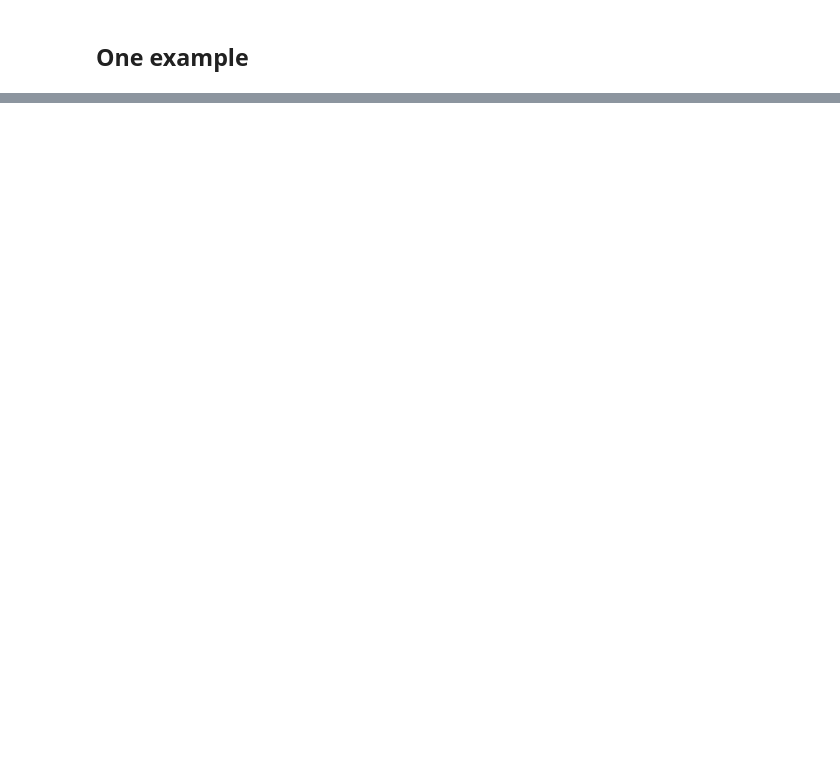
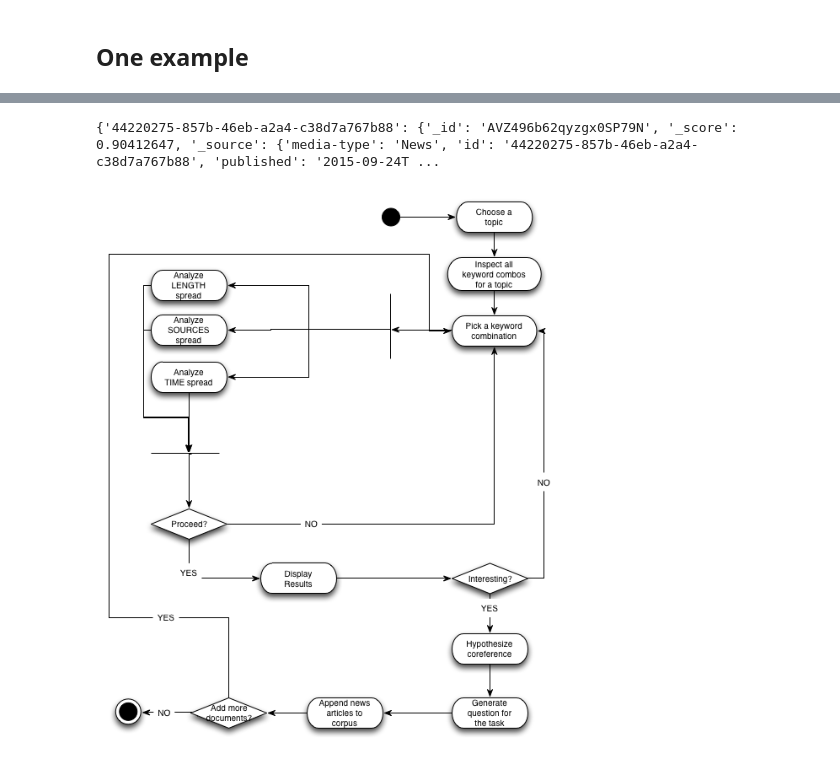
Before and after one commit to cltl/NewsAcquisition, a Jupyter notebook: TopicStats.ipynb, the cells around one changed output, grey strips where cells are left out. Drawn from its saved outputs; the diff is of its cells as text; code cells hidden in the pictures; blank space fills up the shorter version.

Commit message:
updated the python notebook analysis to display image etc.

```diff
--- a/TopicStats.ipynb
+++ b/TopicStats.ipynb
@@ -125,0 +123,9 @@ for value in all_results.values():
+# %%
+print(all_results)
+# %% [output]
+{'44220275-857b-46eb-a2a4-c38d7a767b88': {'_id': 'AVZ496b62qyzgx0SP79N', '_score': 0.90412647, '_source': {'media-type': 'News', 'id': '44220275-857b-46eb-a2a4-c38d7a767b88', 'published': '2015-09-24T ...
+# %%
+from IPython.display import Image
+Image(filename='files/sm_workflow.png')
+# %% [output]
+[figure, added]
```
Also changed, not shown: parts of 5 cells of this notebook.
